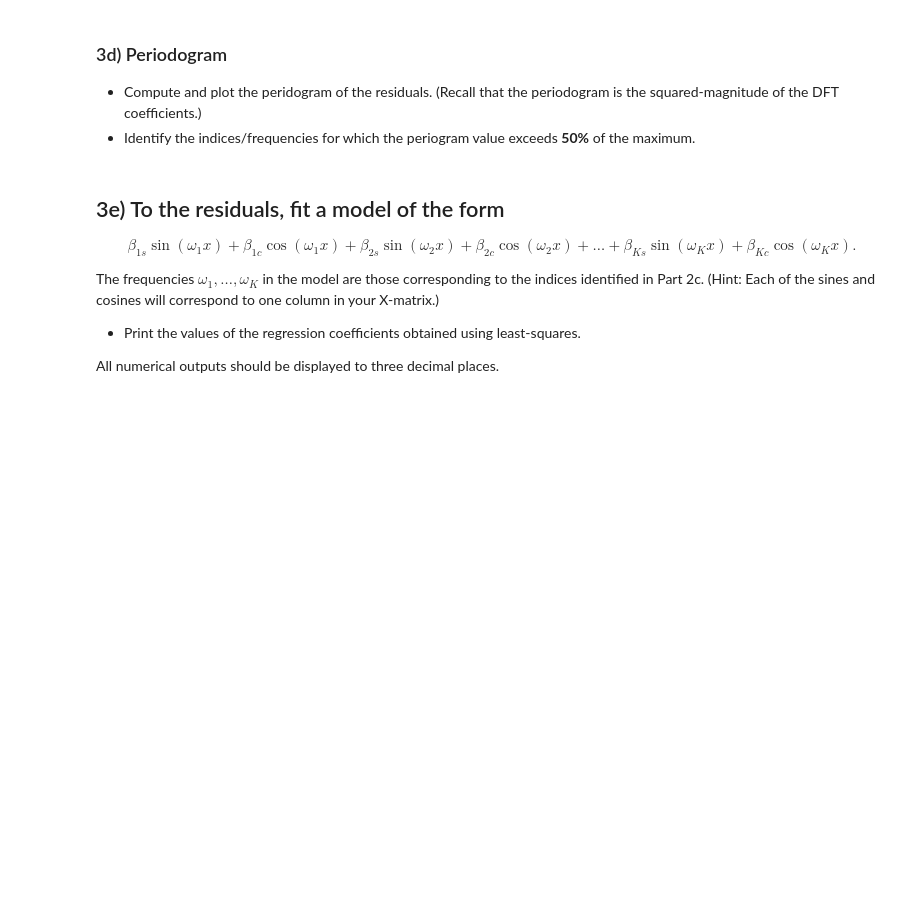
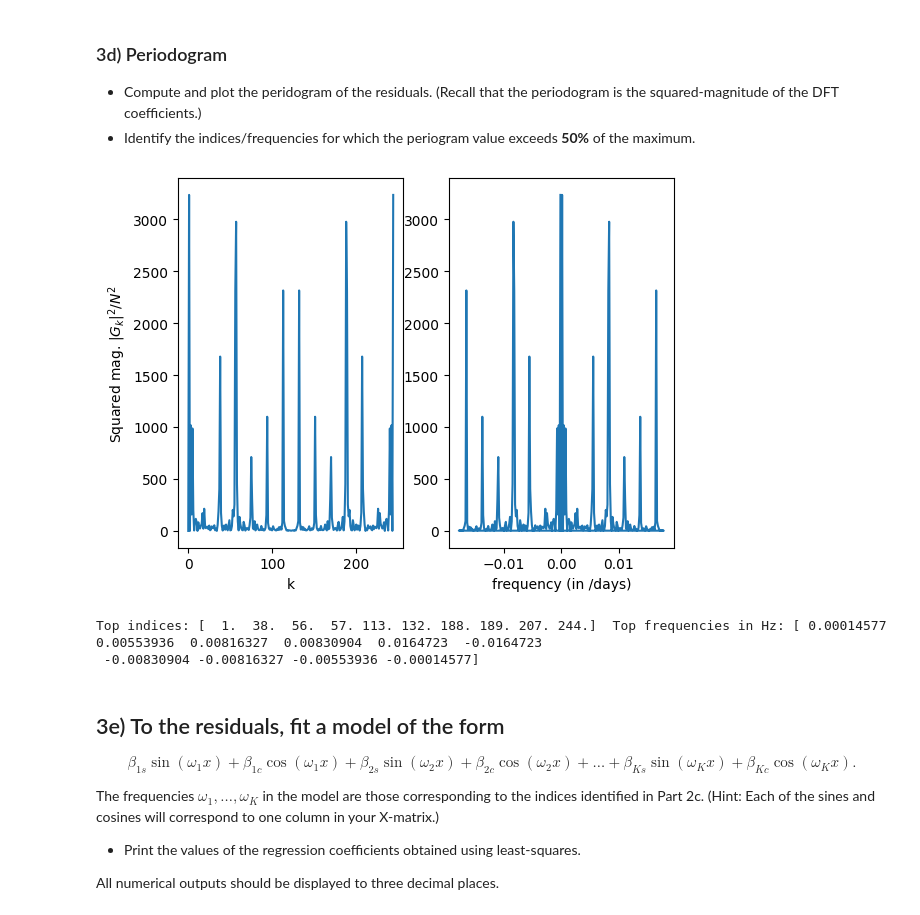
Before and after one commit to MaxzzzLCX/IB_Data_Science, a Jupyter notebook: Exercises/03 Exercise Notebook 3.ipynb, the cells around one changed output. Drawn from its saved outputs; the diff is of its cells as text; code cells hidden in the pictures; blank space fills up the shorter version.

```diff
--- a/Exercises/03 Exercise Notebook 3.ipynb
+++ b/Exercises/03 Exercise Notebook 3.ipynb
@@ -85,5 +127,34 @@ All numerical outputs should be displayed to three decimal places.
+# %%
+# Your code to compute and plot the periodogram
+
+# Compute the squared magnitudes of the DFT coefficients -- this is known as the "periodogram"
+T = 28 #days
+
+pgram = np.abs(np.fft.fft(residue, N)/N)**2 #We normalize by N, but this is optional
+indices = np.linspace(0, (N-1), num = N)
+freqs_in_hz = np.fft.fftfreq(N)/T
+freqs_in_rads = freqs_in_hz*2*math.pi
+
+plt.subplot(121)
+plt.plot(indices, pgram)
+plt.xlabel('k')
+plt.ylabel('Squared mag. $|G_k|^2/N^2$')
+plt.subplot(122)
+plt.plot(freqs_in_hz, pgram)
+plt.xlabel('frequency (in /days)')  # Since units of T is years
+plt.show()
+# %% [output]
+[figure, added]
 # %%
 # Your code to identify the indices for which the periodogram value exceeds 50% of the maximum
+
+# Identifying large frequencies/indices
+top_inds = indices[(pgram > 0.5*np.max(pgram))]
+top_freqs_hz = freqs_in_hz[(pgram > 0.5*np.max(pgram))]
+print('Top indices:', top_inds, ' Top frequencies in Hz:', top_freqs_hz)
+# %% [output]
+Top indices: [  1.  38.  56.  57. 113. 132. 188. 189. 207. 244.]  Top frequencies in Hz: [ 0.00014577  0.00553936  0.00816327  0.00830904  0.0164723  -0.0164723
+ -0.00830904 -0.00816327 -0.00553936 -0.00014577]
 # %% [markdown]
 ## 3e) To the residuals,  fit a model of the form
 
```
Also changed, not shown: parts of 14 cells of this notebook, 1 other file.
